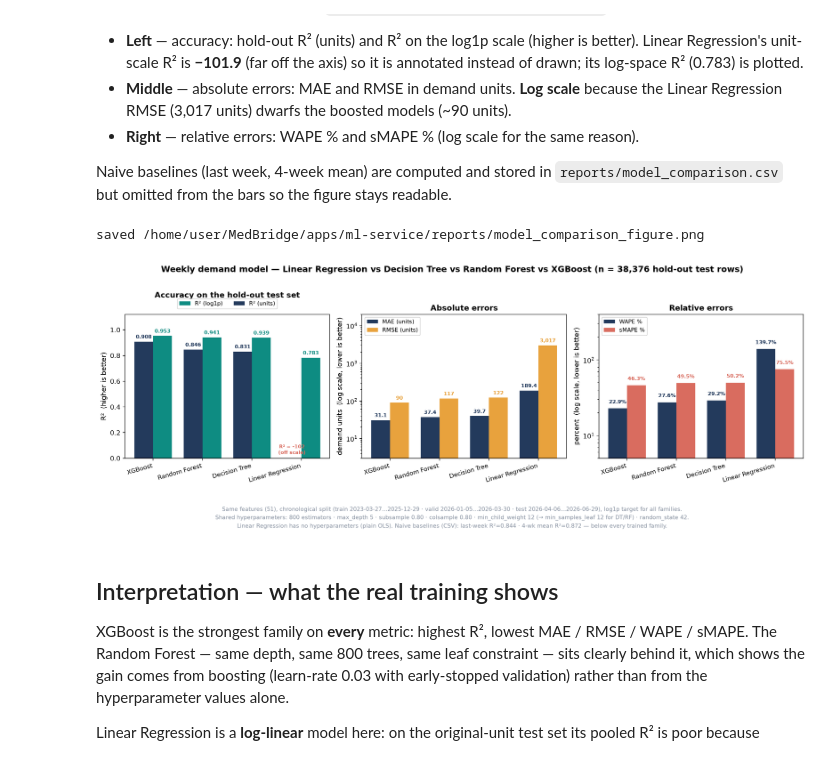
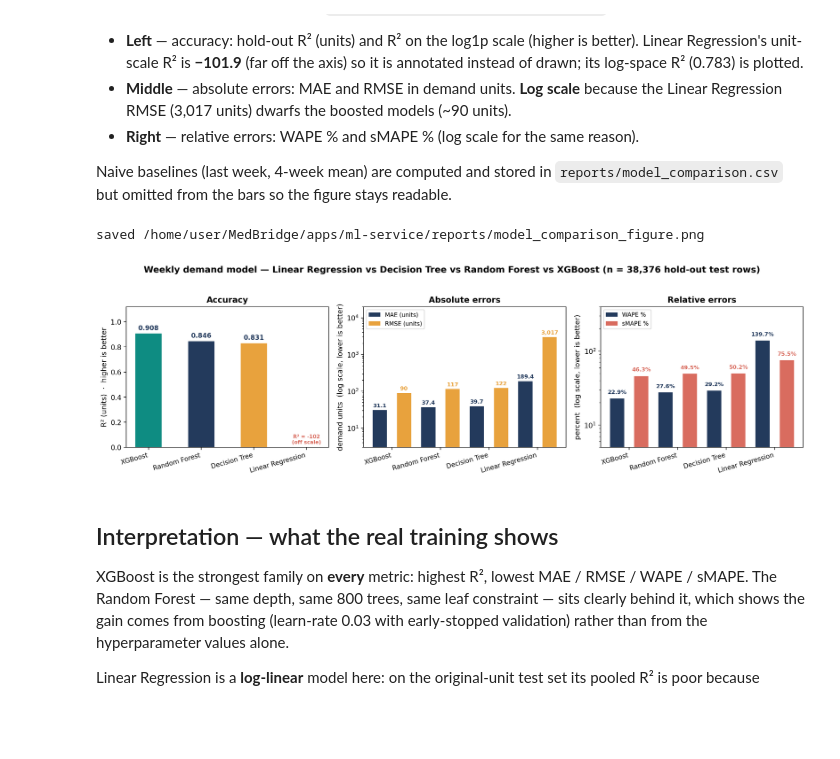
Before and after one commit to 17sushil/MedBridge, a Jupyter notebook: apps/ml-service/notebooks/02_model_comparison.ipynb, the cells around one changed output. Drawn from its saved outputs; the diff is of its cells as text; code cells hidden in the pictures; blank space fills up the shorter version.

```diff
--- a/apps/ml-service/notebooks/02_model_comparison.ipynb
+++ b/apps/ml-service/notebooks/02_model_comparison.ipynb
@@ -220,89 +220,81 @@ Naive baselines (last week, 4-week mean) are computed and stored in
 `reports/model_comparison.csv` but omitted from the bars so the figure stays readable.
 # %%
 show = comparison[comparison["Model"].isin(MODEL_NAMES)].copy()
-for c in ["R2", "R2_log1p", "MAE", "RMSE", "WAPE_pct", "sMAPE_pct"]:
+for c in ["R2", "MAE", "RMSE", "WAPE_pct", "sMAPE_pct"]:
     show[c] = pd.to_numeric(show[c], errors="coerce")
 show["order"] = show["Model"].map({m: i for i, m in enumerate(MODEL_NAMES)})
 show = show.sort_values("order").reset_index(drop=True)
 names = show["Model"].tolist()
-x = np.arange(len(names)); w = 0.38
-r2_log = show["R2_log1p"].to_numpy(); r2_units = show["R2"].to_numpy()
+x = np.arange(len(names)); w = 0.5
+r2_units = show["R2"].to_numpy()
 mae = show["MAE"].to_numpy(); rmse = show["RMSE"].to_numpy()
 wape = show["WAPE_pct"].to_numpy(); smape = show["sMAPE_pct"].to_numpy()
 
-fig, axes = plt.subplots(1, 3, figsize=(15.4, 4.9))
+MODEL_COLORS = {"XGBoost": TEAL, "Random Forest": NAVY,
+                "Decision Tree": AMBER, "Linear Regression": CORAL}
 
-# --- Panel 1: accuracy ---
+fig, axes = plt.subplots(1, 3, figsize=(14.6, 4.4))
+
+# --- Panel 1: accuracy (R² in units) ---
 ax = axes[0]
-ax.bar(x + w/2, r2_log, w, color=TEAL, label="R² (log1p)")
-ax.bar(x - w/2, np.maximum(r2_units, 0.0), w, color=NAVY, label="R² (units)")
+ax.bar(x, np.maximum(r2_units, 0.0), w, color=[MODEL_COLORS[m] for m in names])
 for i, val in enumerate(r2_units):
     if val < 0:
-        ax.text(i - w/2, 0.02, f"R² = {val:.0f}\n(off scale)", ha="center", va="bottom",
+        ax.text(i, 0.02, f"R² = {val:.0f}
+(off scale)", ha="center", va="bottom",
                 fontsize=7.5, color=CORAL, fontweight="bold")
     else:
-        ax.text(i - w/2, val + 0.015, f"{val:.3f}", ha="center", va="bottom", fontsize=8,
-                color=NAVY, fontweight="bold")
-    ax.text(i + w/2, r2_log[i] + 0.015, f"{r2_log[i]:.3f}", ha="center", va="bottom",
-            fontsize=8, color=TEAL, fontweight="bold")
+        ax.text(i, val + 0.015, f"{val:.3f}", ha="center", va="bottom",
+                fontsize=9.5, color=NAVY, fontweight="bold")
 ax.set_xticks(x); ax.set_xticklabels(names, rotation=16, ha="right", fontsize=9.5)
-ax.set_ylim(0, 1.12); ax.set_ylabel("R²  (higher is better)", fontsize=10.5)
-ax.set_title("Accuracy on the hold-out test set", fontweight="bold", fontsize=12, pad=26)
-ax.legend(fontsize=8.5, loc="lower center", bbox_to_anchor=(0.5, 1.02), ncol=2)
+ax.set_ylim(0, 1.12)
+ax.set_ylabel("R² (units)  \u00b7  higher is better", fontsize=10.5)
+ax.set_title("Accuracy", fontweight="bold", fontsize=12)
 ax.grid(axis="x", visible=False)
 ax.axhline(0, color=GREY, lw=0.9)
 
 # --- Panel 2: absolute errors (log scale) ---
 ax = axes[1]
-ax.bar(x - w/2, mae, w, color=NAVY, label="MAE (units)")
-ax.bar(x + w/2, rmse, w, color=AMBER, label="RMSE (units)")
+ax.bar(x - w/2, mae, w/1.7, color=NAVY, label="MAE (units)")
+ax.bar(x + w/2, rmse, w/1.7, color=AMBER, label="RMSE (units)")
 for i in range(len(names)):
     ax.text(i - w/2, mae[i] * 1.12, f"{mae[i]:,.1f}", ha="center", va="bottom", fontsize=8,
             color=NAVY, fontweight="bold")
     ax.text(i + w/2, rmse[i] * 1.12, f"{rmse[i]:,.0f}", ha="center", va="bottom", fontsize=8,
             color=AMBER, fontweight="bold")
 ax.set_xticks(x); ax.set_xticklabels(names, rotation=16, ha="right", fontsize=9.5)
 ax.set_yscale("log"); ax.set_ylim(3, 20_000)
 ax.set_ylabel("demand units  (log scale, lower is better)", fontsize=10.5)
 ax.set_title("Absolute errors", fontweight="bold", fontsize=12)
 ax.legend(fontsize=8.5, loc="upper left"); ax.grid(axis="x", visible=False)
 
 # --- Panel 3: relative errors (log scale) ---
 ax = axes[2]
-ax.bar(x - w/2, wape, w, color=NAVY, label="WAPE %")
-ax.bar(x + w/2, smape, w, color=CORAL, label="sMAPE %")
+ax.bar(x - w/2, wape, w/1.7, color=NAVY, label="WAPE %")
+ax.bar(x + w/2, smape, w/1.7, color=CORAL, label="sMAPE %")
 for i in range(len(names)):
     ax.text(i - w/2, wape[i] * 1.12, f"{wape[i]:.1f}%", ha="center", va="bottom", fontsize=8,
             color=NAVY, fontweight="bold")
     ax.text(i + w/2, smape[i] * 1.12, f"{smape[i]:.1f}%", ha="center", va="bottom", fontsize=8,
             color=CORAL, fontweight="bold")
 ax.set_xticks(x); ax.set_xticklabels(names, rotation=16, ha="right", fontsize=9.5)
 ax.set_yscale("log"); ax.set_ylim(5, 400)
 ax.set_ylabel("percent  (log scale, lower is better)", fontsize=10.5)
 ax.set_title("Relative errors", fontweight="bold", fontsize=12)
 ax.legend(fontsize=8.5, loc="upper left"); ax.grid(axis="x", visible=False)
 
-ftext = (
-    "Same features (51), chronological split (train 2023-03-27…2025-12-29 · "
-    "valid 2026-01-05…2026-03-30 · test 2026-04-06…2026-06-29), log1p target for all families.\n"
-    "Shared hyperparameters: 800 estimators · max_depth 5 · subsample 0.80 · colsample 0.80 · "
-    "min_child_weight 12 (→ min_samples_leaf 12 for DT/RF) · random_state 42. "
-    "Linear Regression has no hyperparameters (plain OLS).\n"
-    "Naive baselines (in CSV): last-week R²=0.844 · 4-wk mean R²=0.872 — below every trained family."
-)
-fig.text(0.5, -0.045, ftext, ha="center", va="top", fontsize=8.6, color=GREY, linespacing=1.5)
 fig.suptitle(
     "Weekly demand model — Linear Regression vs Decision Tree vs Random Forest vs XGBoost "
     "(n = 38,376 hold-out test rows)",
-    fontweight="bold", fontsize=13, y=1.005)
-fig.tight_layout(rect=(0, 0.02, 1, 0.99))
+    fontweight="bold", fontsize=13, y=1.0)
+fig.tight_layout(rect=(0, 0, 1, 0.97))
 FIG = REPORTS / "model_comparison_figure.png"
 fig.savefig(FIG, dpi=200, bbox_inches="tight")
 print(f"saved {FIG}")
 plt.show()
 # %% [output]
 saved /home/user/MedBridge/apps/ml-service/reports/model_comparison_figure.png
-[figure, old version]
+[figure, new version]
 # %% [markdown]
 ## Interpretation — what the real training shows
 
```
Also changed, not shown: 4 other files.
